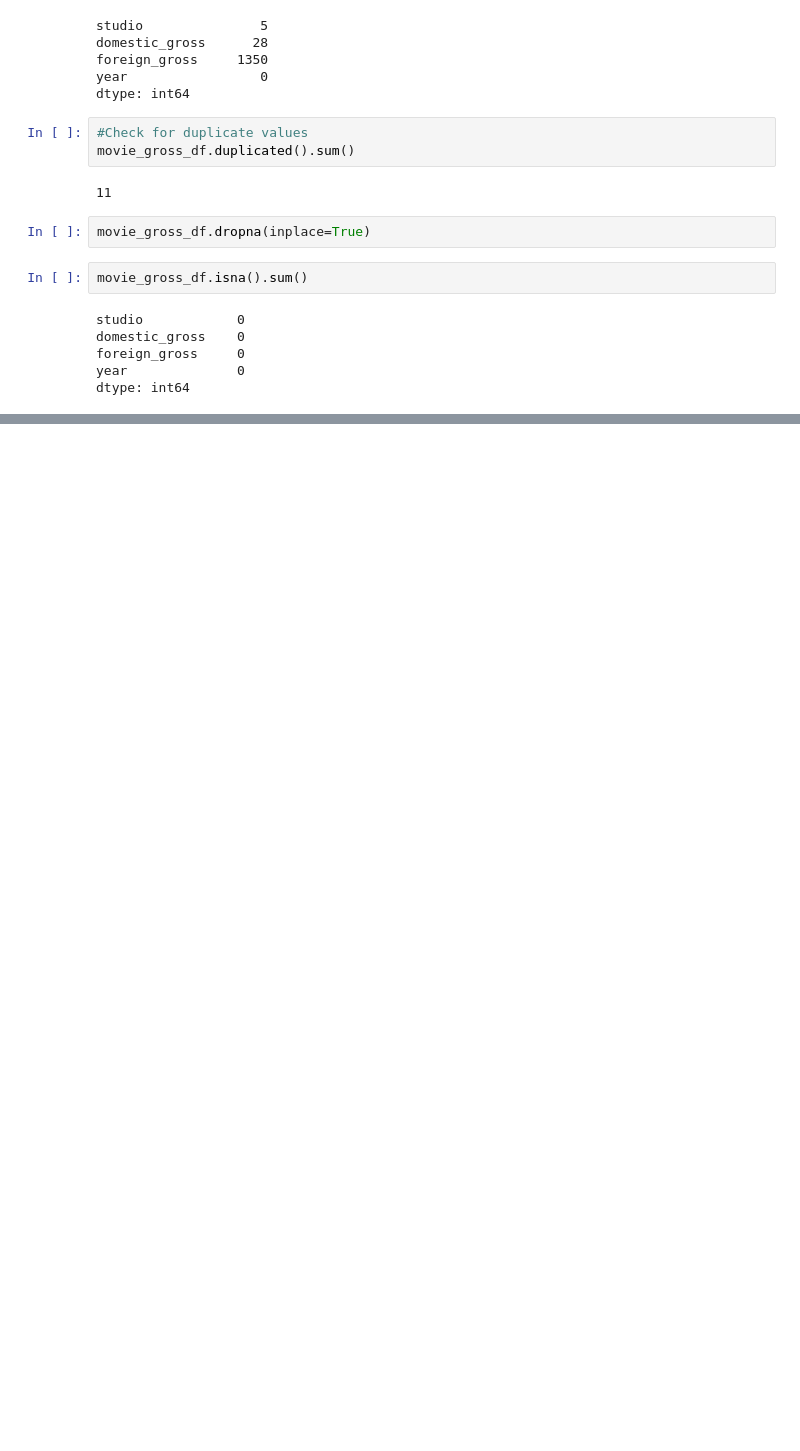
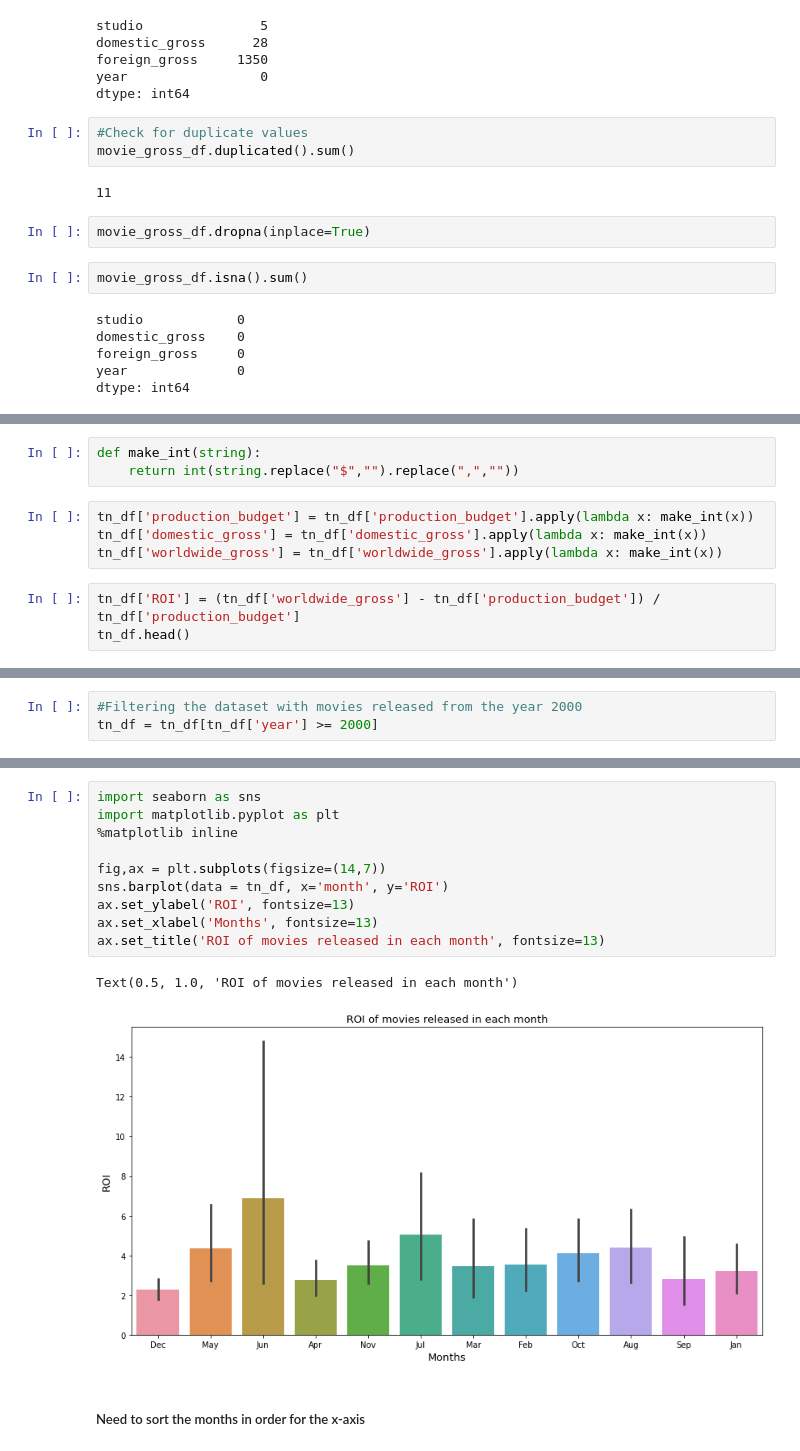
Before and after one commit to racday/ai-capstone, a Jupyter notebook: index.ipynb, the cells around one changed output, grey strips where cells are left out. Cells and saved outputs as stored; diff of their text form; blank space fills up the shorter version.

Commit message:
Added plots for monthly releases

```diff
--- a/index.ipynb
+++ b/index.ipynb
@@ -398,0 +424,10 @@ dtype: int64
+# %%
+def make_int(string):
+    return int(string.replace("$","").replace(",",""))
+# %%
+tn_df['production_budget'] = tn_df['production_budget'].apply(lambda x: make_int(x))
+tn_df['domestic_gross'] = tn_df['domestic_gross'].apply(lambda x: make_int(x))
+tn_df['worldwide_gross'] = tn_df['worldwide_gross'].apply(lambda x: make_int(x))
+# %%
+tn_df['ROI'] = (tn_df['worldwide_gross'] - tn_df['production_budget']) / tn_df['production_budget']
+tn_df.head()
@@ -398,0 +442,3 @@ dtype: int64
+# %%
+#Filtering the dataset with movies released from the year 2000
+tn_df = tn_df[tn_df['year'] >= 2000]
@@ -398,0 +463,15 @@ dtype: int64
+# %%
+import seaborn as sns
+import matplotlib.pyplot as plt
+%matplotlib inline
+
+fig,ax = plt.subplots(figsize=(14,7))
+sns.barplot(data = tn_df, x='month', y='ROI')
+ax.set_ylabel('ROI', fontsize=13)
+ax.set_xlabel('Months', fontsize=13)
+ax.set_title('ROI of movies released in each month', fontsize=13)
+# %% [output]
+Text(0.5, 1.0, 'ROI of movies released in each month')
+[figure, added]
+# %% [markdown]
+##### Need to sort the months in order for the x-axis
```
Also changed, not shown: parts of 13 cells of this notebook.
